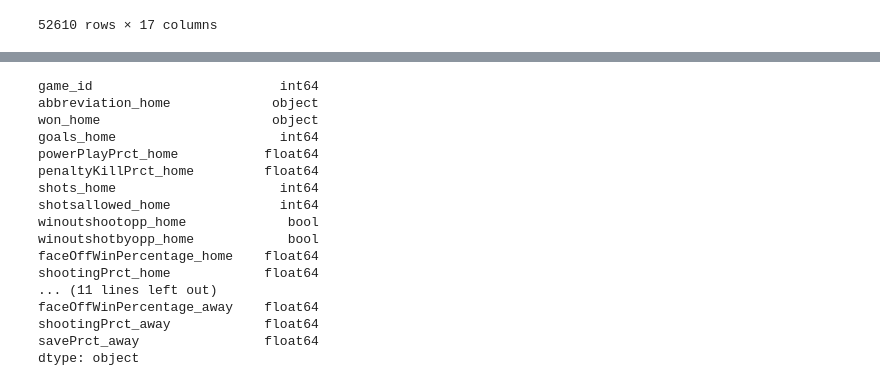
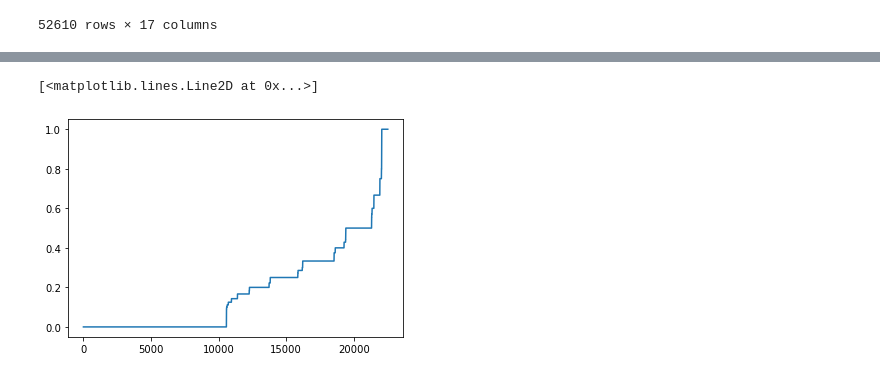
Before and after one commit to fenwayb/NHLMatchupCalculator, a Jupyter notebook: test.ipynb, the cells around one changed output, grey strips where cells are left out. Saved outputs shown, nothing was run; the diff lists cells and outputs as text; code cells hidden in the pictures.

```diff
--- a/test.ipynb
+++ b/test.ipynb
@@ -93,20 +74,7 @@ ml_table = pd.read_csv('Resources/ml_table.csv', index_col=1)
-# %%
-ml_table.dtypes
-# %% [output]
-game_id                        int64
-abbreviation_home             object
-won_home                      object
-goals_home                     int64
-powerPlayPrct_home           float64
-penaltyKillPrct_home         float64
-shots_home                     int64
-shotsallowed_home              int64
-winoutshootopp_home             bool
-winoutshotbyopp_home            bool
-faceOffWinPercentage_home    float64
-shootingPrct_home            float64
-... (11 lines left out)
-faceOffWinPercentage_away    float64
-shootingPrct_away            float64
-savePrct_away                float64
-dtype: object
+# %%
+x= "powerPlayPrct_home"
+ml_table = ml_table.sort_values(by=[f"{x}"], ascending=True)
+plt.plot(range(len(ml_table)), ml_table[f"{x}"])
+# %% [output]
+[<matplotlib.lines.Line2D at 0x...>]
+[figure, added]
```
Also changed, not shown: parts of 6 cells of this notebook, 4 other files.
